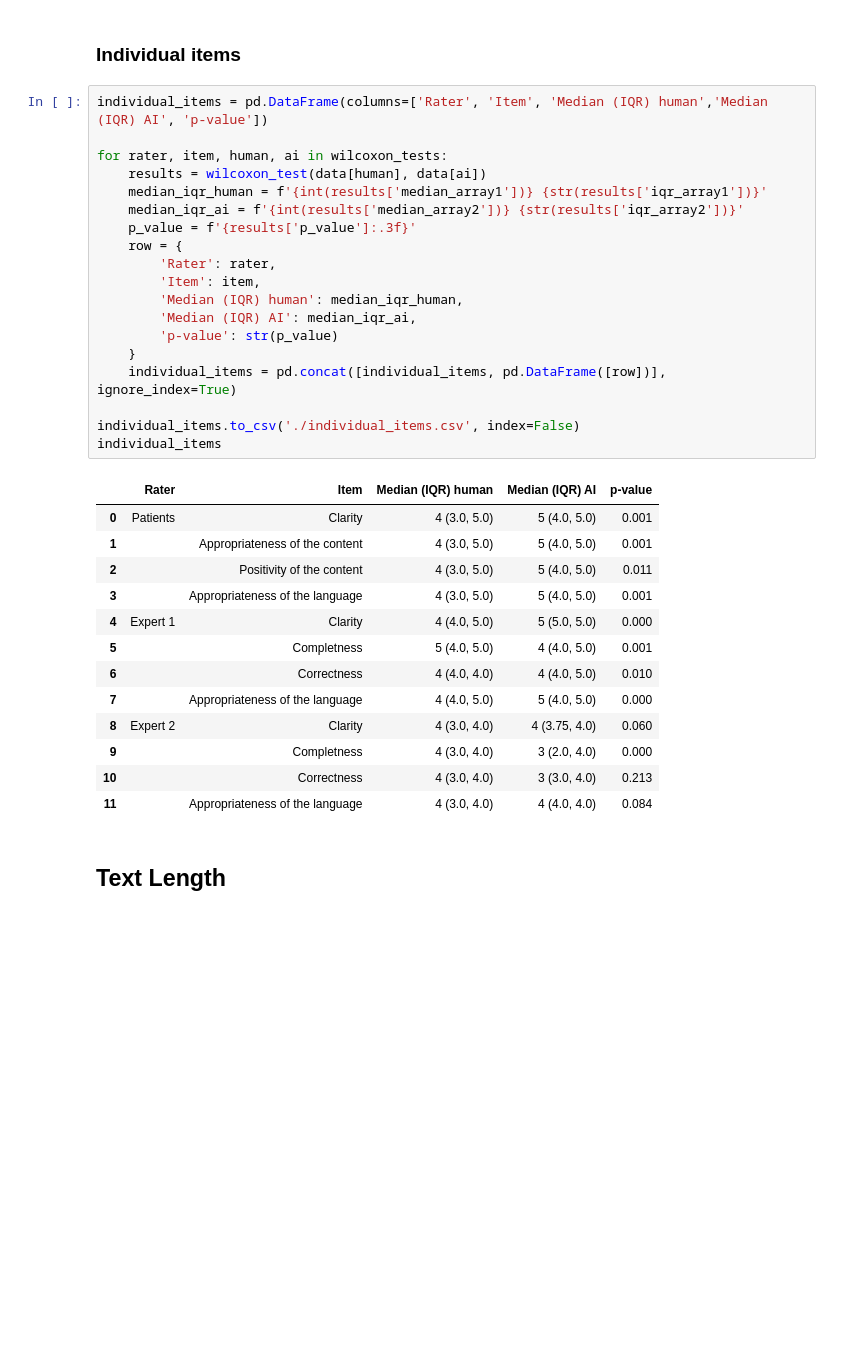
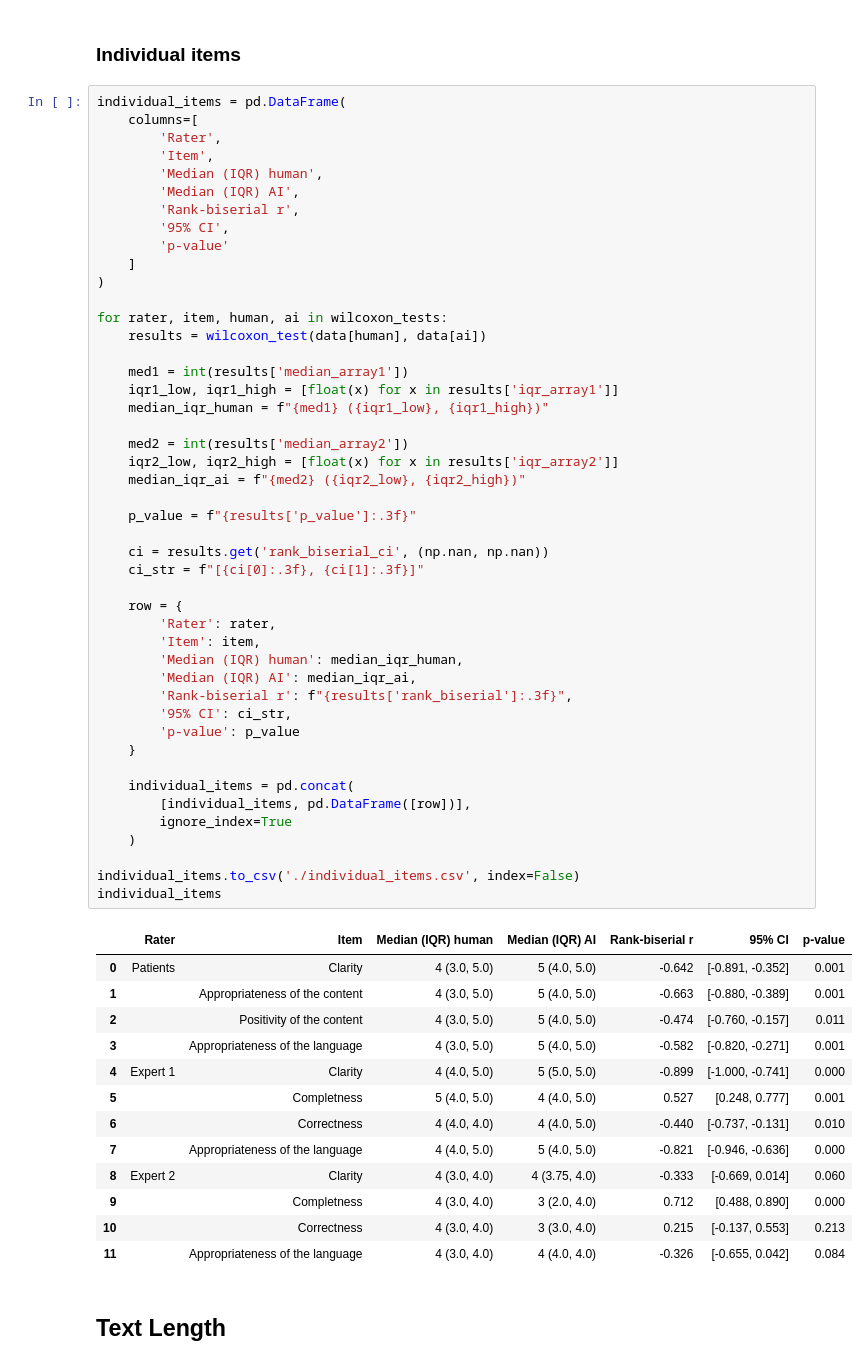
Before and after one commit to IfGF-UUlm/GISelA-for-patients, a Jupyter notebook: 02_analysis.ipynb, the cells around one changed output. Cells and saved outputs as stored; diff of their text form; blank space fills up the shorter version.

```diff
--- a/02_analysis.ipynb
+++ b/02_analysis.ipynb
@@ -243,38 +372,65 @@ main_results
 # %% [markdown]
 ### Individual items
 # %%
-individual_items = pd.DataFrame(columns=['Rater', 'Item', 'Median (IQR) human','Median (IQR) AI', 'p-value'])
+individual_items = pd.DataFrame(
+    columns=[
+        'Rater',
+        'Item',
+        'Median (IQR) human',
+        'Median (IQR) AI',
+        'Rank-biserial r',
+        '95% CI',
+        'p-value'
+    ]
+)
 
 for rater, item, human, ai in wilcoxon_tests:
     results = wilcoxon_test(data[human], data[ai])
-    median_iqr_human = f'{int(results['median_array1'])} {str(results['iqr_array1'])}'
-    median_iqr_ai = f'{int(results['median_array2'])} {str(results['iqr_array2'])}'
-    p_value = f'{results['p_value']:.3f}'
+
+    med1 = int(results['median_array1'])
+    iqr1_low, iqr1_high = [float(x) for x in results['iqr_array1']]
+    median_iqr_human = f"{med1} ({iqr1_low}, {iqr1_high})"
+
+    med2 = int(results['median_array2'])
+    iqr2_low, iqr2_high = [float(x) for x in results['iqr_array2']]
+    median_iqr_ai = f"{med2} ({iqr2_low}, {iqr2_high})"
+
+    p_value = f"{results['p_value']:.3f}"
+
+    ci = results.get('rank_biserial_ci', (np.nan, np.nan))
+    ci_str = f"[{ci[0]:.3f}, {ci[1]:.3f}]"
+
     row = {
         'Rater': rater,
         'Item': item,
         'Median (IQR) human': median_iqr_human,
         'Median (IQR) AI': median_iqr_ai,
-        'p-value': str(p_value)
+        'Rank-biserial r': f"{results['rank_biserial']:.3f}",
+        '95% CI': ci_str,
+        'p-value': p_value
     }
-    individual_items = pd.concat([individual_items, pd.DataFrame([row])], ignore_index=True)
+
+    individual_items = pd.concat(
+        [individual_items, pd.DataFrame([row])],
+        ignore_index=True
+    )
 
 individual_items.to_csv('./individual_items.csv', index=False)
 individual_items
 # %% [output]
-|  | Rater | Item | Median (IQR) human | Median (IQR) AI | p-value |
-| 0 | Patients | Clarity | 4 (3.0, 5.0) | 5 (4.0, 5.0) | 0.001 |
-| 1 |  | Appropriateness of the content | 4 (3.0, 5.0) | 5 (4.0, 5.0) | 0.001 |
-| 2 |  | Positivity of the content | 4 (3.0, 5.0) | 5 (4.0, 5.0) | 0.011 |
-| 3 |  | Appropriateness of the language | 4 (3.0, 5.0) | 5 (4.0, 5.0) | 0.001 |
-| 4 | Expert 1 | Clarity | 4 (4.0, 5.0) | 5 (5.0, 5.0) | 0.000 |
-| 5 |  | Completness | 5 (4.0, 5.0) | 4 (4.0, 5.0) | 0.001 |
-| 6 |  | Correctness | 4 (4.0, 4.0) | 4 (4.0, 5.0) | 0.010 |
-| 7 |  | Appropriateness of the language | 4 (4.0, 5.0) | 5 (4.0, 5.0) | 0.000 |
-| 8 | Expert 2 | Clarity | 4 (3.0, 4.0) | 4 (3.75, 4.0) | 0.060 |
-| 9 |  | Completness | 4 (3.0, 4.0) | 3 (2.0, 4.0) | 0.000 |
-| 10 |  | Correctness | 4 (3.0, 4.0) | 3 (3.0, 4.0) | 0.213 |
-| 11 |  | Appropriateness of the language | 4 (3.0, 4.0) | 4 (4.0, 4.0) | 0.084 |
+|  | Rater | Item | Median (IQR) human | Median (IQR) AI | Rank-biserial r | 95% CI | p-value |
+| 0 | Patients | Clarity | 4 (3.0, 5.0) | 5 (4.0, 5.0) | -0.642 | [-0.891, -0.352] | 0.001 |
+| 1 |  | Appropriateness of the content | 4 (3.0, 5.0) | 5 (4.0, 5.0) | -0.663 | [-0.880, -0.389] | 0.001 |
+| 2 |  | Positivity of the content | 4 (3.0, 5.0) | 5 (4.0, 5.0) | -0.474 | [-0.760, -0.157] | 0.011 |
+| 3 |  | Appropriateness of the language | 4 (3.0, 5.0) | 5 (4.0, 5.0) | -0.582 | [-0.820, -0.271] | 0.001 |
+| 4 | Expert 1 | Clarity | 4 (4.0, 5.0) | 5 (5.0, 5.0) | -0.899 | [-1.000, -0.741] | 0.000 |
+| 5 |  | Completness | 5 (4.0, 5.0) | 4 (4.0, 5.0) | 0.527 | [0.248, 0.777] | 0.001 |
+| 6 |  | Correctness | 4 (4.0, 4.0) | 4 (4.0, 5.0) | -0.440 | [-0.737, -0.131] | 0.010 |
+| 7 |  | Appropriateness of the language | 4 (4.0, 5.0) | 5 (4.0, 5.0) | -0.821 | [-0.946, -0.636] | 0.000 |
+| 8 | Expert 2 | Clarity | 4 (3.0, 4.0) | 4 (3.75, 4.0) | -0.333 | [-0.669, 0.014] | 0.060 |
+| 9 |  | Completness | 4 (3.0, 4.0) | 3 (2.0, 4.0) | 0.712 | [0.488, 0.890] | 0.000 |
+| 10 |  | Correctness | 4 (3.0, 4.0) | 3 (3.0, 4.0) | 0.215 | [-0.137, 0.553] | 0.213 |
+| 11 |  | Appropriateness of the language | 4 (3.0, 4.0) | 4 (4.0, 4.0) | -0.326 | [-0.655, 0.042] | 0.084 |
 # %% [markdown]
 ## Text Length
 # %%
```
Also changed, not shown: parts of 10 cells of this notebook, 12 other files.
